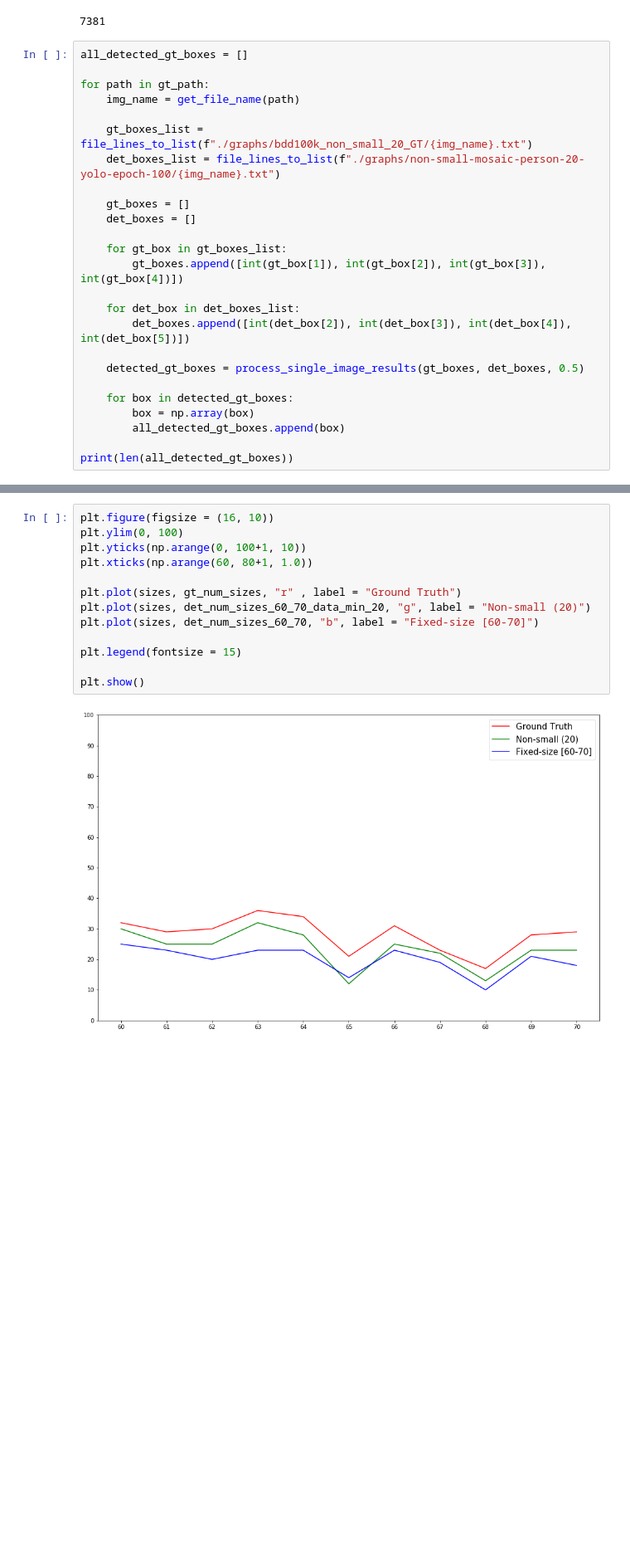
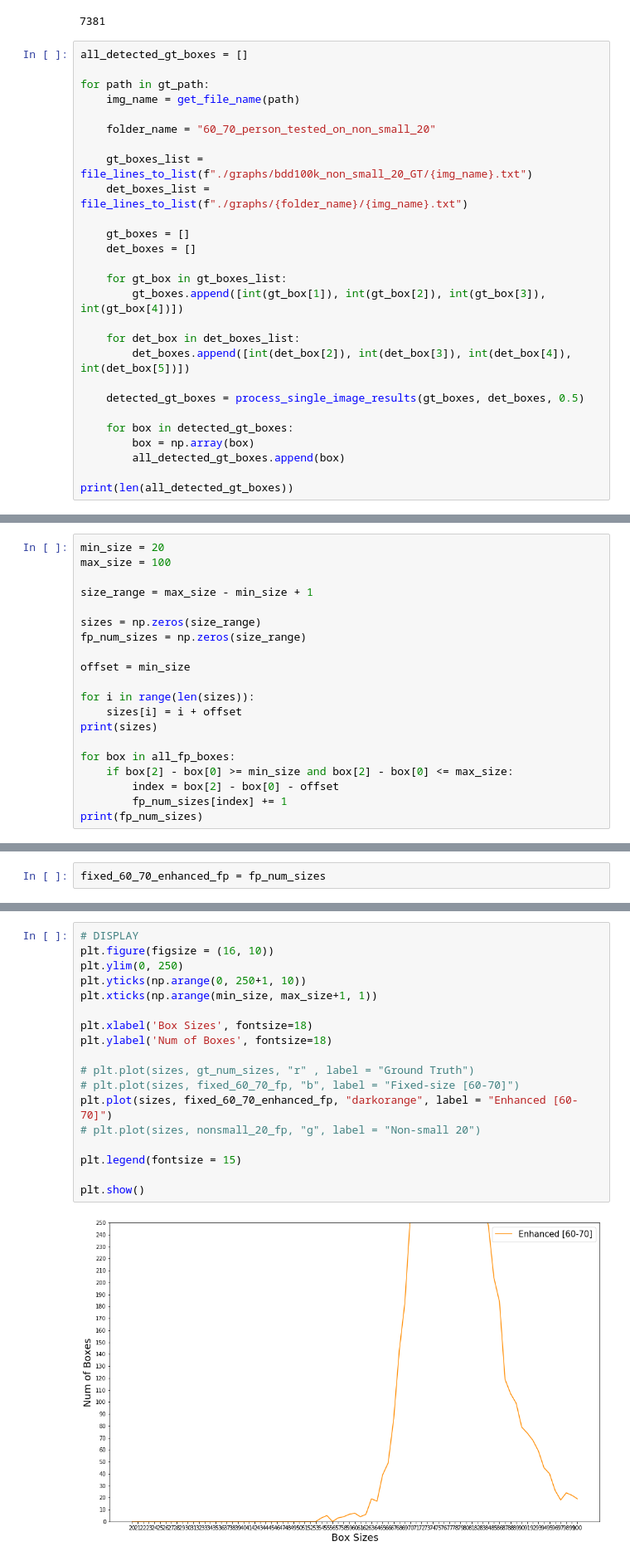
Before and after one commit to tranleanh/leanh-collections, a Jupyter notebook: gt_tp_fp_graphs_run.ipynb, the cells around one changed output, grey strips where cells are left out. Shown at 83% size. Saved outputs shown, nothing was run; the diff lists cells and outputs as text; blank space fills up the shorter version.

```diff
--- a/gt_tp_fp_graphs_run.ipynb
+++ b/gt_tp_fp_graphs_run.ipynb
@@ -287,8 +349,10 @@ all_detected_gt_boxes = []
 for path in gt_path:
     img_name = get_file_name(path)
 
+    folder_name = "60_70_person_tested_on_non_small_20"
+
     gt_boxes_list = file_lines_to_list(f"./graphs/bdd100k_non_small_20_GT/{img_name}.txt")
-    det_boxes_list = file_lines_to_list(f"./graphs/non-small-mosaic-person-20-yolo-epoch-100/{img_name}.txt")
+    det_boxes_list = file_lines_to_list(f"./graphs/{folder_name}/{img_name}.txt")
 
     gt_boxes = []
     det_boxes = []
@@ -358,0 +567,20 @@ plt.show()
+# %%
+min_size = 20
+max_size = 100
+
+size_range = max_size - min_size + 1
+
+sizes = np.zeros(size_range)
+fp_num_sizes = np.zeros(size_range)
+
+offset = min_size
+
+for i in range(len(sizes)):
+    sizes[i] = i + offset
+print(sizes)
+
+for box in all_fp_boxes:
+    if box[2] - box[0] >= min_size and box[2] - box[0] <= max_size:
+        index = box[2] - box[0] - offset
+        fp_num_sizes[index] += 1
+print(fp_num_sizes)
@@ -358,0 +602,2 @@ plt.show()
+# %%
+fixed_60_70_enhanced_fp = fp_num_sizes
@@ -359,15 +606,20 @@ plt.show()
 # %%
+# DISPLAY
 plt.figure(figsize = (16, 10))
-plt.ylim(0, 100)
-plt.yticks(np.arange(0, 100+1, 10))
-plt.xticks(np.arange(60, 80+1, 1.0))
+plt.ylim(0, 250)
+plt.yticks(np.arange(0, 250+1, 10))
+plt.xticks(np.arange(min_size, max_size+1, 1))
 
-plt.plot(sizes, gt_num_sizes, "r" , label = "Ground Truth")
-plt.plot(sizes, det_num_sizes_60_70_data_min_20, "g", label = "Non-small (20)")
-plt.plot(sizes, det_num_sizes_60_70, "b", label = "Fixed-size [60-70]")
+plt.xlabel('Box Sizes', fontsize=18)
+plt.ylabel('Num of Boxes', fontsize=18)
+
+# plt.plot(sizes, gt_num_sizes, "r" , label = "Ground Truth")
+# plt.plot(sizes, fixed_60_70_fp, "b", label = "Fixed-size [60-70]")
+plt.plot(sizes, fixed_60_70_enhanced_fp, "darkorange", label = "Enhanced [60-70]")
+# plt.plot(sizes, nonsmall_20_fp, "g", label = "Non-small 20")
 
 plt.legend(fontsize = 15)
 
 plt.show()
 # %% [output]
-[figure, old version]
+[figure, new version]
```
Also changed, not shown: parts of 32 cells of this notebook, 1 other file.
